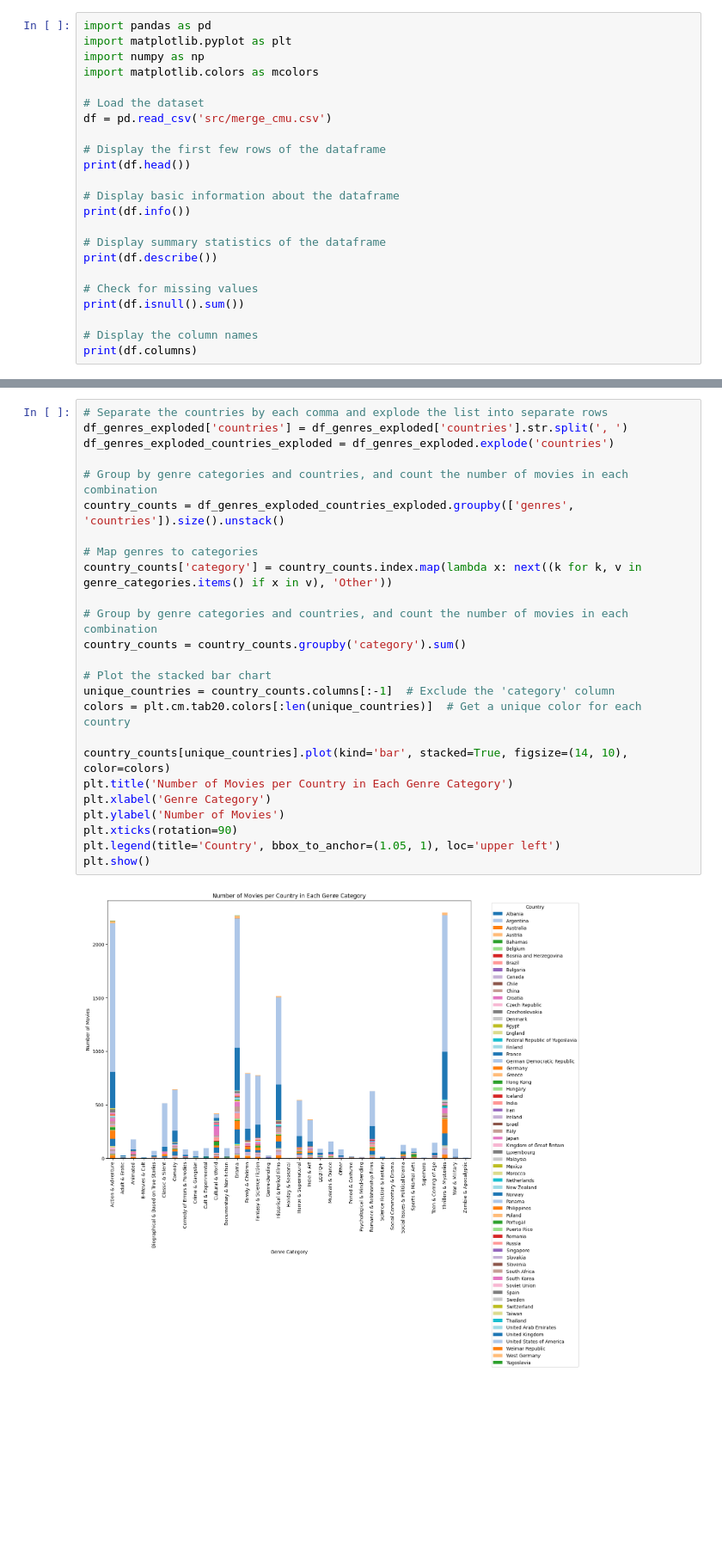
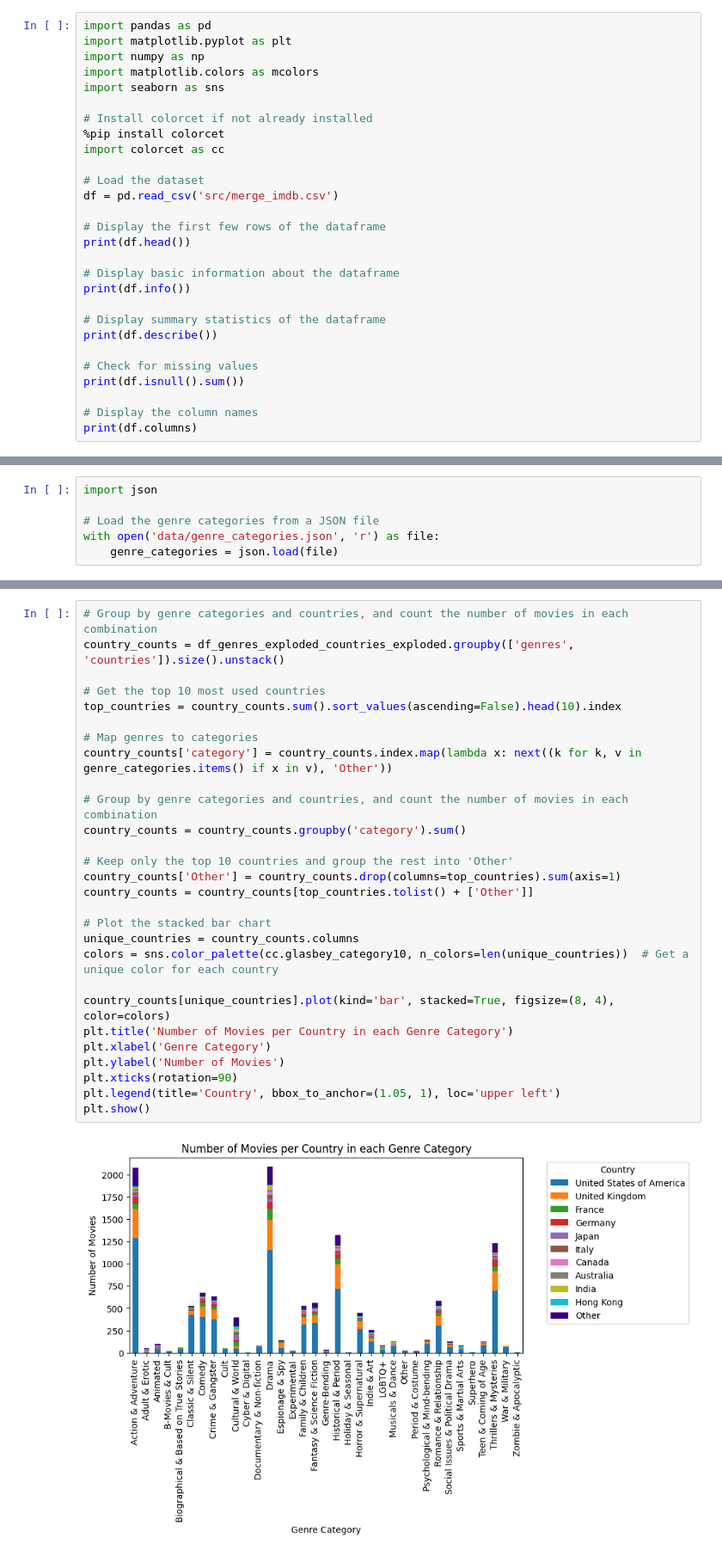
Before and after one commit to epfl-ada/ada-2024-project-padamalgame, a Jupyter notebook: results.ipynb, the cells around one changed output, grey strips where cells are left out. Shown at 86% size. Cells and saved outputs as stored; diff of their text form; blank space fills up the shorter version.

```diff
--- a/results.ipynb
+++ b/results.ipynb
@@ -3,9 +3,14 @@ import pandas as pd
 import matplotlib.pyplot as plt
 import numpy as np
 import matplotlib.colors as mcolors
+import seaborn as sns
+
+# Install colorcet if not already installed
+%pip install colorcet
+import colorcet as cc
 
 # Load the dataset
-df = pd.read_csv('src/merge_cmu.csv')
+df = pd.read_csv('src/merge_imdb.csv')
 
 # Display the first few rows of the dataframe
 print(df.head())
@@ -221,3 +54,9 @@ genre_categories = {
+# %%
+import json
+
+# Load the genre categories from a JSON file
+with open('data/genre_categories.json', 'r') as file:
+    genre_categories = json.load(file)
 # %%
 # Calculate the average movie date for each genre category
 average_movie_date = df_genres_exploded.groupby('genres')['movie_date'].mean()
@@ -317,27 +176,30 @@ plt.show()
 # %%
-# Separate the countries by each comma and explode the list into separate rows
-df_genres_exploded['countries'] = df_genres_exploded['countries'].str.split(', ')
-df_genres_exploded_countries_exploded = df_genres_exploded.explode('countries')
-
 # Group by genre categories and countries, and count the number of movies in each combination
 country_counts = df_genres_exploded_countries_exploded.groupby(['genres', 'countries']).size().unstack()
+
+# Get the top 10 most used countries
+top_countries = country_counts.sum().sort_values(ascending=False).head(10).index
 
 # Map genres to categories
 country_counts['category'] = country_counts.index.map(lambda x: next((k for k, v in genre_categories.items() if x in v), 'Other'))
 
 # Group by genre categories and countries, and count the number of movies in each combination
 country_counts = country_counts.groupby('category').sum()
 
+# Keep only the top 10 countries and group the rest into 'Other'
+country_counts['Other'] = country_counts.drop(columns=top_countries).sum(axis=1)
+country_counts = country_counts[top_countries.tolist() + ['Other']]
+
 # Plot the stacked bar chart
-unique_countries = country_counts.columns[:-1]  # Exclude the 'category' column
-colors = plt.cm.tab20.colors[:len(unique_countries)]  # Get a unique color for each country
+unique_countries = country_counts.columns
+colors = sns.color_palette(cc.glasbey_category10, n_colors=len(unique_countries))  # Get a unique color for each country
 
-country_counts[unique_countries].plot(kind='bar', stacked=True, figsize=(14, 10), color=colors)
-plt.title('Number of Movies per Country in Each Genre Category')
+country_counts[unique_countries].plot(kind='bar', stacked=True, figsize=(8, 4), color=colors)
+plt.title('Number of Movies per Country in each Genre Category')
 plt.xlabel('Genre Category')
 plt.ylabel('Number of Movies')
 plt.xticks(rotation=90)
 plt.legend(title='Country', bbox_to_anchor=(1.05, 1), loc='upper left')
 plt.show()
 # %% [output]
-[figure, old version]
+[figure, new version]
```
Also changed, not shown: parts of 11 cells of this notebook, 2 other files.
